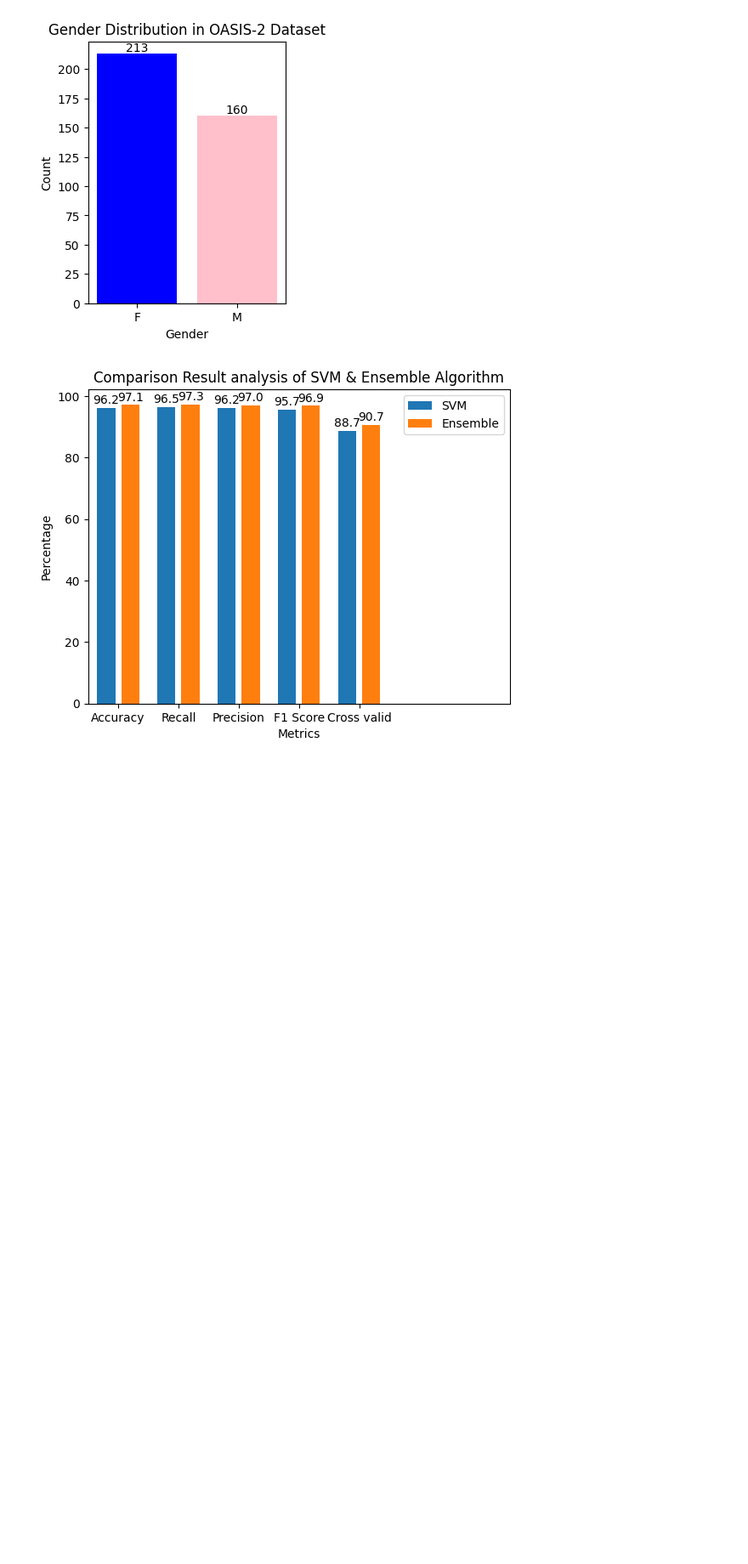
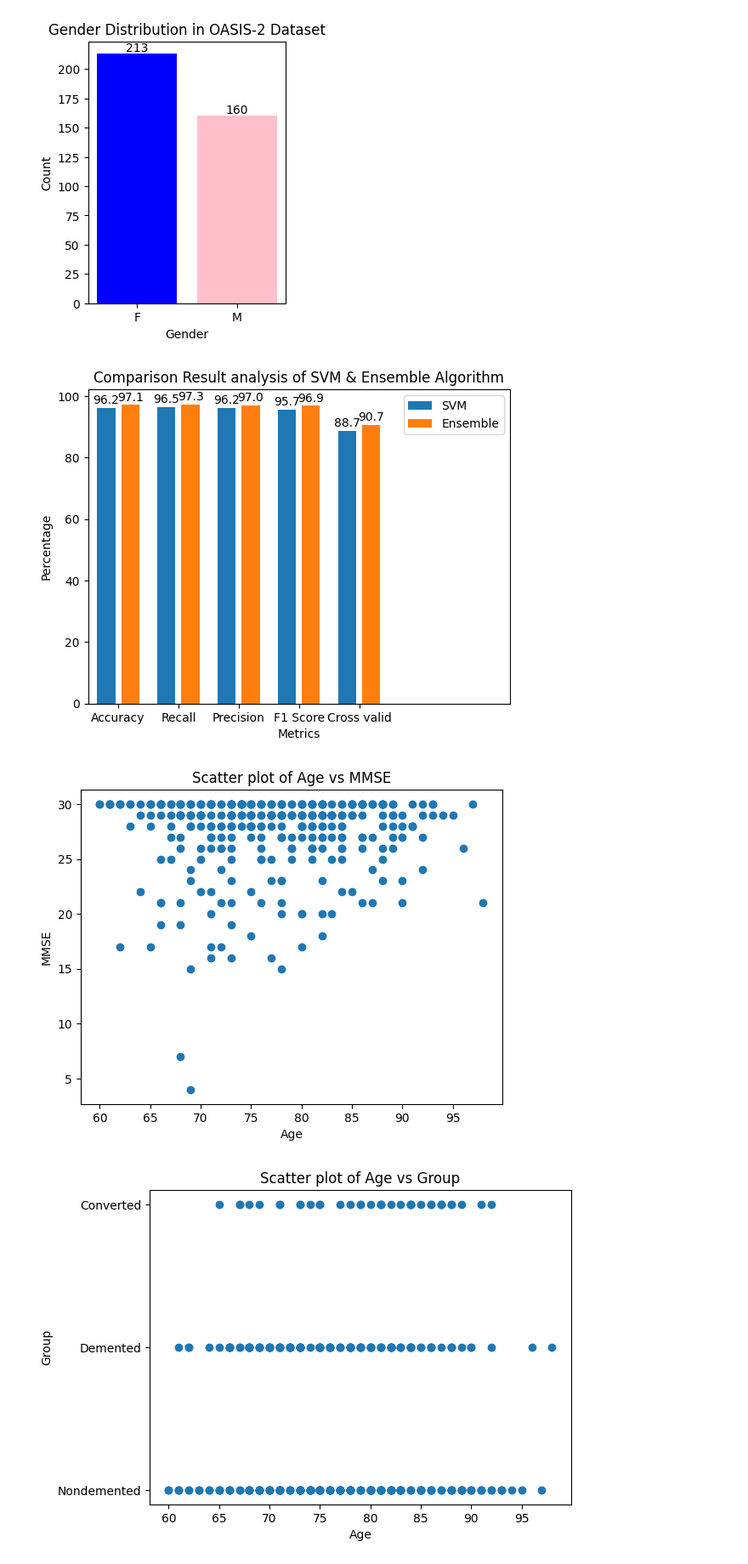
Before and after one commit to Nikhila1215/Dementia-Prediction-using-ML, a Jupyter notebook: Dementia_Prediction.ipynb, the cells around one changed output. Shown at 85% size. Cells and saved outputs as stored; diff of their text form; code cells hidden in the pictures; blank space fills up the shorter version.

```diff
--- a/Dementia_Prediction.ipynb
+++ b/Dementia_Prediction.ipynb
@@ -925,3 +925,28 @@ plt.legend()
 plt.show()
 # %% [output]
 [figure]
+# %%
+import matplotlib.pyplot as plt
+
+# Assuming 'data' is your DataFrame and it has been loaded properly
+feature_cols = ['Subject ID', 'MRI ID', 'Group', 'Visit', 'MR Delay', 'M/F', 'Hand', 'Age', 'EDUC', 'SES', 'MMSE', 'CDR', 'eTIV', 'nWBV', 'ASF']
+
+# Replace 'feature1' and 'feature2' with the features you want to plot
+feature1 = 'Age'
+feature2 = 'MMSE'
+feature3 = 'Group'
+
+plt.scatter(data[feature1], data[feature2])
+plt.title(f'Scatter plot of {feature1} vs {feature2}')
+plt.xlabel(feature1)
+plt.ylabel(feature2)
+plt.show()
+
+plt.scatter(data[feature1], data[feature3])
+plt.title(f'Scatter plot of {feature1} vs {feature3}')
+plt.xlabel(feature1)
+plt.ylabel(feature3)
+plt.show()
+# %% [output]
+[figure, added]
+[figure, added]
```
Also changed, not shown: parts of 2 cells of this notebook.
